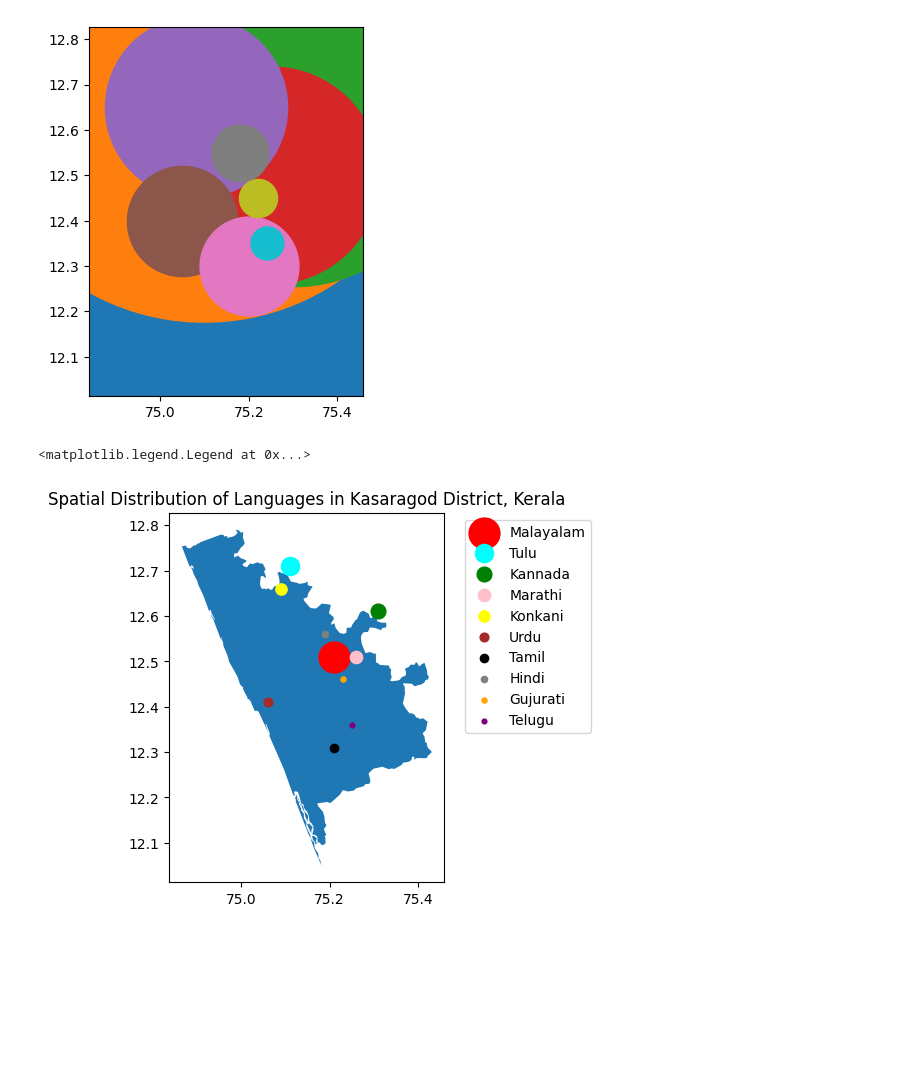
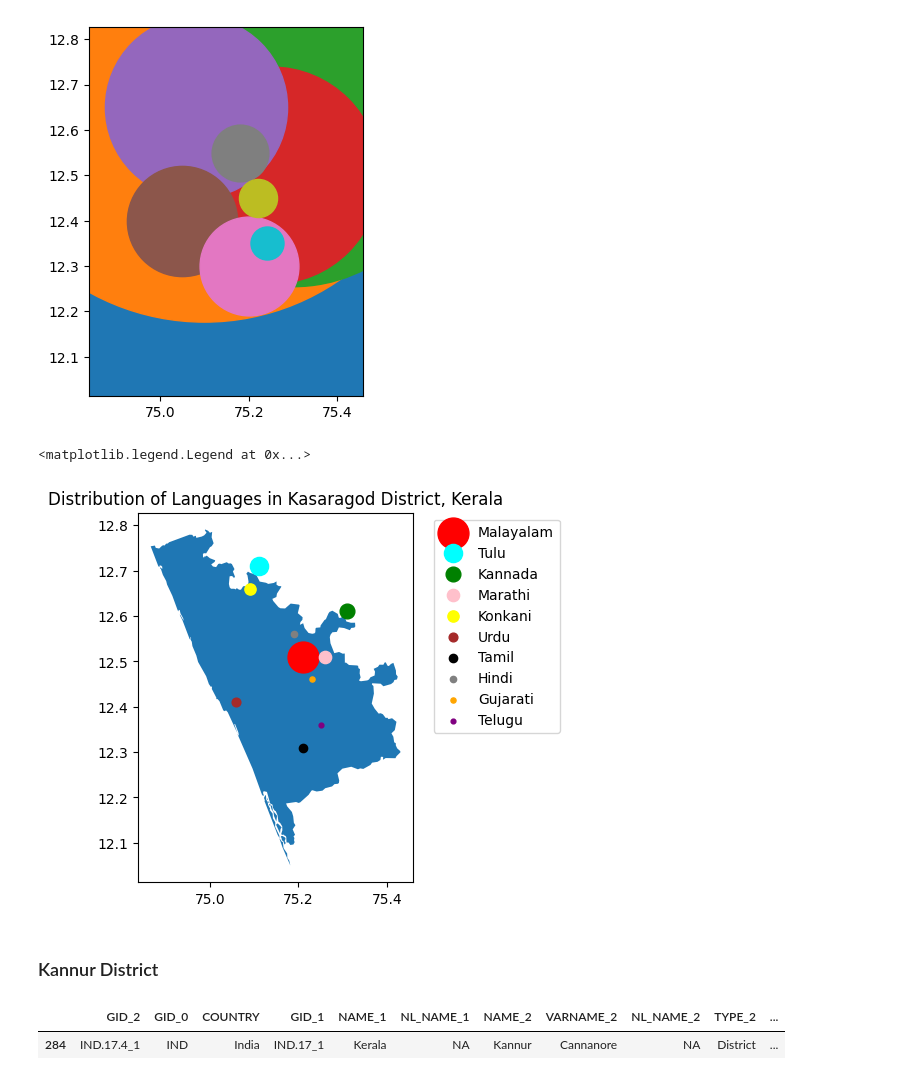
Before and after one commit to squishridyvi/Geographical-Distribution-Mapping-of-Dravidian-Languages-, a Jupyter notebook: Geographical Distribution of Dravidian Languages.ipynb, the cells around one changed output. Saved outputs shown, nothing was run; the diff lists cells and outputs as text; code cells hidden in the pictures; blank space fills up the shorter version.

```diff
--- a/Geographical Distribution of Dravidian Languages.ipynb
+++ b/Geographical Distribution of Dravidian Languages.ipynb
@@ -369,40 +369,47 @@ for index, row in df_kasara.iterrows():
 [figure]
 # %%
 ### the above is way too big, need to scale properly
+# %%
+## making a dictionary for colors
+### THIS TIME IT WILL BE APPLIED TO ALL DISTRICTS
+color_map = {
+    "Malayalam": "red",
+    "Tulu": "cyan",
+    "Kannada": "green",
+    "Marathi": "pink",
+    "Konkani": "yellow",
+    "Urdu": "brown",
+    "Tamil": "black",
+    "Hindi": "grey",
+    "Gujarati": "orange",
+    "Telugu": "purple",
+    "Odiya": "darkkhaki",
+    "English": "teal",
+    "Bengali": "darkgreen",
+    "Nepali": "olive",
+    "Others": "lightpink"
+
+}
 # %%
 ### gotta scale dots by size (speaker population) -- possibly non-linearly
 fig, ax = plt.subplots()
 
 ## taking the geodataframe and putting it on the axes
 kasaragod.plot(ax=ax)
 
 
-## making a dictionary for colors
-color_map = {
-    "Malayalam": "red",
-    "Tulu": "cyan",
-    "Kannada": "green",
-    "Marathi": "pink",
-    "Konkani": "yellow",
-    "Urdu": "brown",
-    "Tamil": "black",
-    "Hindi": "grey",
-    "Gujurati": "orange",
-    "Telugu": "purple"
-}
-
 
 ## using for loop to plot each language in the district
 for index, row in df_kasara.iterrows():
     lang = row["language"]
     color = color_map[lang]
     ax.scatter(row["longitude"] + .01, row["latitude"] +.01, s=np.sqrt(row["speakers"])  * .5, color=color, label=lang)
 
-ax.set_title("Spatial Distribution of Languages in Kasaragod District, Kerala", fontsize=12)
+ax.set_title("Distribution of Languages in Kasaragod District, Kerala", fontsize=12)
 
 ax.legend(bbox_to_anchor=(1.05, 1))
 # %% [output]
 <matplotlib.legend.Legend at 0x...>
-[figure, old version]
+[figure, new version]
 # %%
 ### i think using plotly to make the labels more interactive could be useful
@@ -408,0 +418,8 @@ ax.legend(bbox_to_anchor=(1.05, 1))
+# %% [markdown]
+### Kannur District
+# %%
+Kannur = districts[(districts["NAME_1"] == "Kerala") & (districts["NAME_2"]=="Kannur")]
+Kannur
+# %% [output]
+|  | GID_2 | GID_0 | COUNTRY | GID_1 | NAME_1 | NL_NAME_1 | NAME_2 | VARNAME_2 | NL_NAME_2 | TYPE_2 | ... |
+| 284 | IND.17.4_1 | IND | India | IND.17_1 | Kerala | NA | Kannur | Cannanore | NA | District | ... |
```
Also changed, not shown: parts of 154 cells of this notebook.
